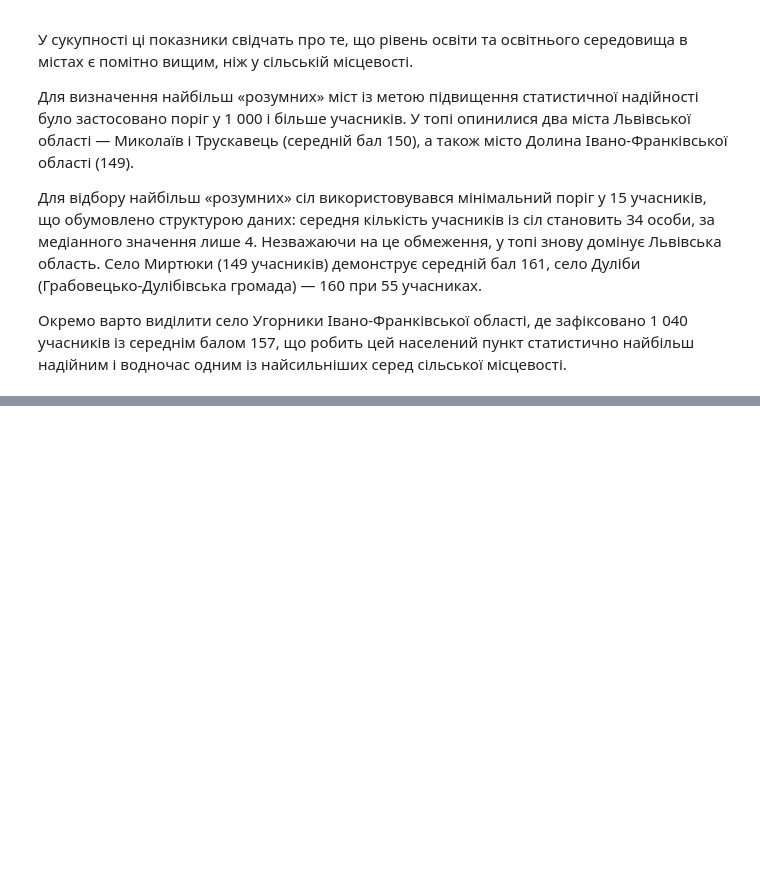
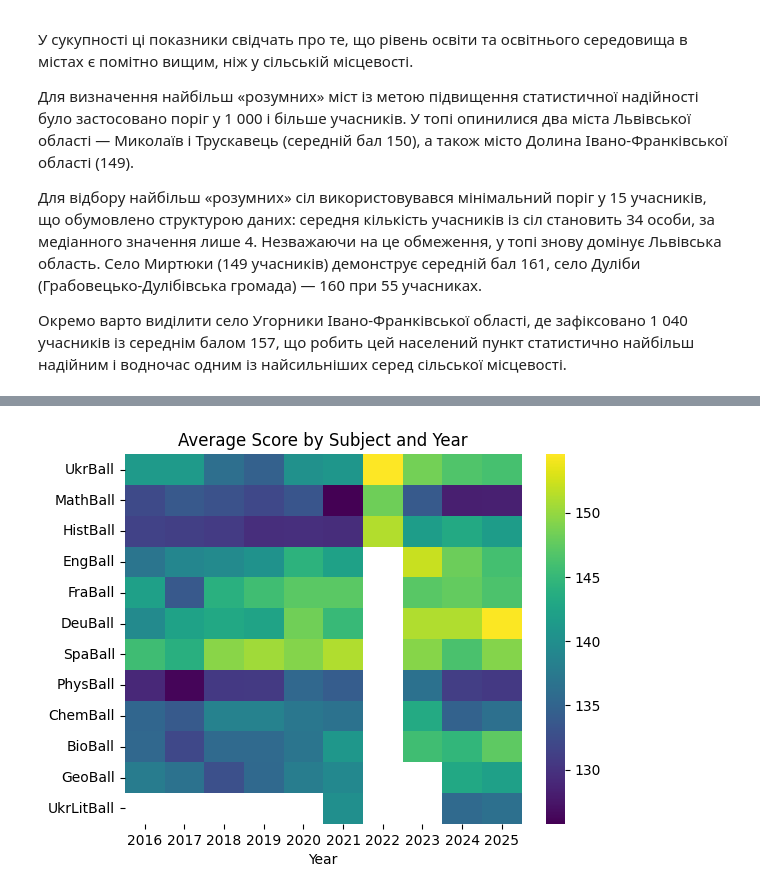
Before and after one commit to Chocopie-DA/ZNO-NMT-score-analysis, a Jupyter notebook: analysis_zno_nmt.ipynb, the cells around one changed output, grey strips where cells are left out. Cells and saved outputs as stored; diff of their text form; code cells hidden in the pictures; blank space fills up the shorter version.

```diff
--- a/analysis_zno_nmt.ipynb
+++ b/analysis_zno_nmt.ipynb
@@ -1137,0 +1194,3 @@ village_top[village_top['count'] > 15].sort_values('mean', ascending=False)[:10]
+# %%
+#средний балл по годам и предметам
+avg_score_subject_year = df[[pref + 'Ball'for pref in prefs] + ['Year']].groupby('Year').mean().T
@@ -1137,0 +1213,9 @@ village_top[village_top['count'] > 15].sort_values('mean', ascending=False)[:10]
+# %%
+fig, ax = plt.subplots()
+sns.heatmap(avg_score_subject_year,
+            cmap='viridis',
+            ax=ax)
+ax.set_title("Average Score by Subject and Year")
+avg_score_subject_year_hmap = fig
+# %% [output]
+[figure, added]
```
Also changed, not shown: parts of 19 cells of this notebook.
